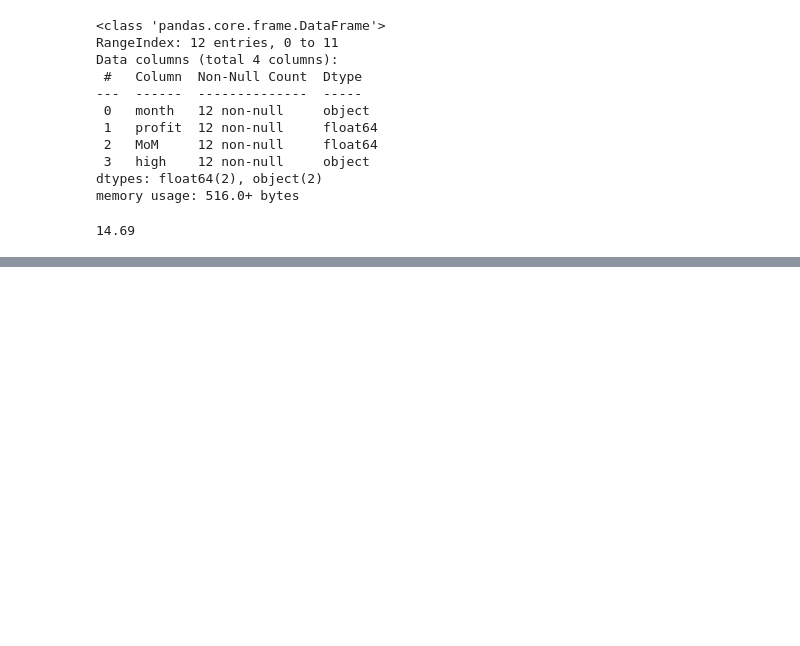
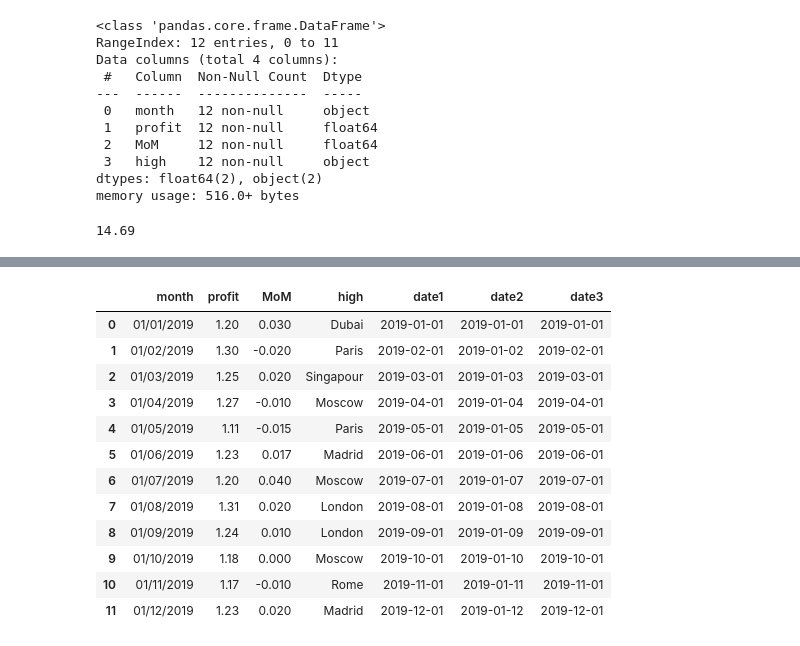
Before and after one commit to 88alexinho/data_analysis, a Jupyter notebook: data_errors.ipynb, the cells around one changed output, grey strips where cells are left out. Saved outputs shown, nothing was run; the diff lists cells and outputs as text; code cells hidden in the pictures; blank space fills up the shorter version.

```diff
--- a/data_errors.ipynb
+++ b/data_errors.ipynb
@@ -215,0 +284,4 @@ financials.profit.sum()
+# %%
+# для этого подойдет параметр infer_datetime_format = True
+financials['date2'] = pd.to_datetime(financials['month'], infer_datetime_format = True)
+financials
@@ -215,0 +302,20 @@ financials.profit.sum()
+# %%
+# исправить неточность с месяцем можно с помощью параметра dayfirst = True
+financials['date3'] = pd.to_datetime(financials['month'],
+                                     infer_datetime_format = True,
+                                     dayfirst = True)
+financials
+# %% [output]
+|  | month | profit | MoM | high | date1 | date2 | date3 |
+| 0 | 01/01/2019 | 1.20 | 0.030 | Dubai | 2019-01-01 | 2019-01-01 | 2019-01-01 |
+| 1 | 01/02/2019 | 1.30 | -0.020 | Paris | 2019-02-01 | 2019-01-02 | 2019-02-01 |
+| 2 | 01/03/2019 | 1.25 | 0.020 | Singapour | 2019-03-01 | 2019-01-03 | 2019-03-01 |
+| 3 | 01/04/2019 | 1.27 | -0.010 | Moscow | 2019-04-01 | 2019-01-04 | 2019-04-01 |
+| 4 | 01/05/2019 | 1.11 | -0.015 | Paris | 2019-05-01 | 2019-01-05 | 2019-05-01 |
+| 5 | 01/06/2019 | 1.23 | 0.017 | Madrid | 2019-06-01 | 2019-01-06 | 2019-06-01 |
+| 6 | 01/07/2019 | 1.20 | 0.040 | Moscow | 2019-07-01 | 2019-01-07 | 2019-07-01 |
+| 7 | 01/08/2019 | 1.31 | 0.020 | London | 2019-08-01 | 2019-01-08 | 2019-08-01 |
+| 8 | 01/09/2019 | 1.24 | 0.010 | London | 2019-09-01 | 2019-01-09 | 2019-09-01 |
+| 9 | 01/10/2019 | 1.18 | 0.000 | Moscow | 2019-10-01 | 2019-01-10 | 2019-10-01 |
+| 10 | 01/11/2019 | 1.17 | -0.010 | Rome | 2019-11-01 | 2019-01-11 | 2019-11-01 |
+| 11 | 01/12/2019 | 1.23 | 0.020 | Madrid | 2019-12-01 | 2019-01-12 | 2019-12-01 |
```
Also changed, not shown: parts of 18 cells of this notebook, 3 other files.
